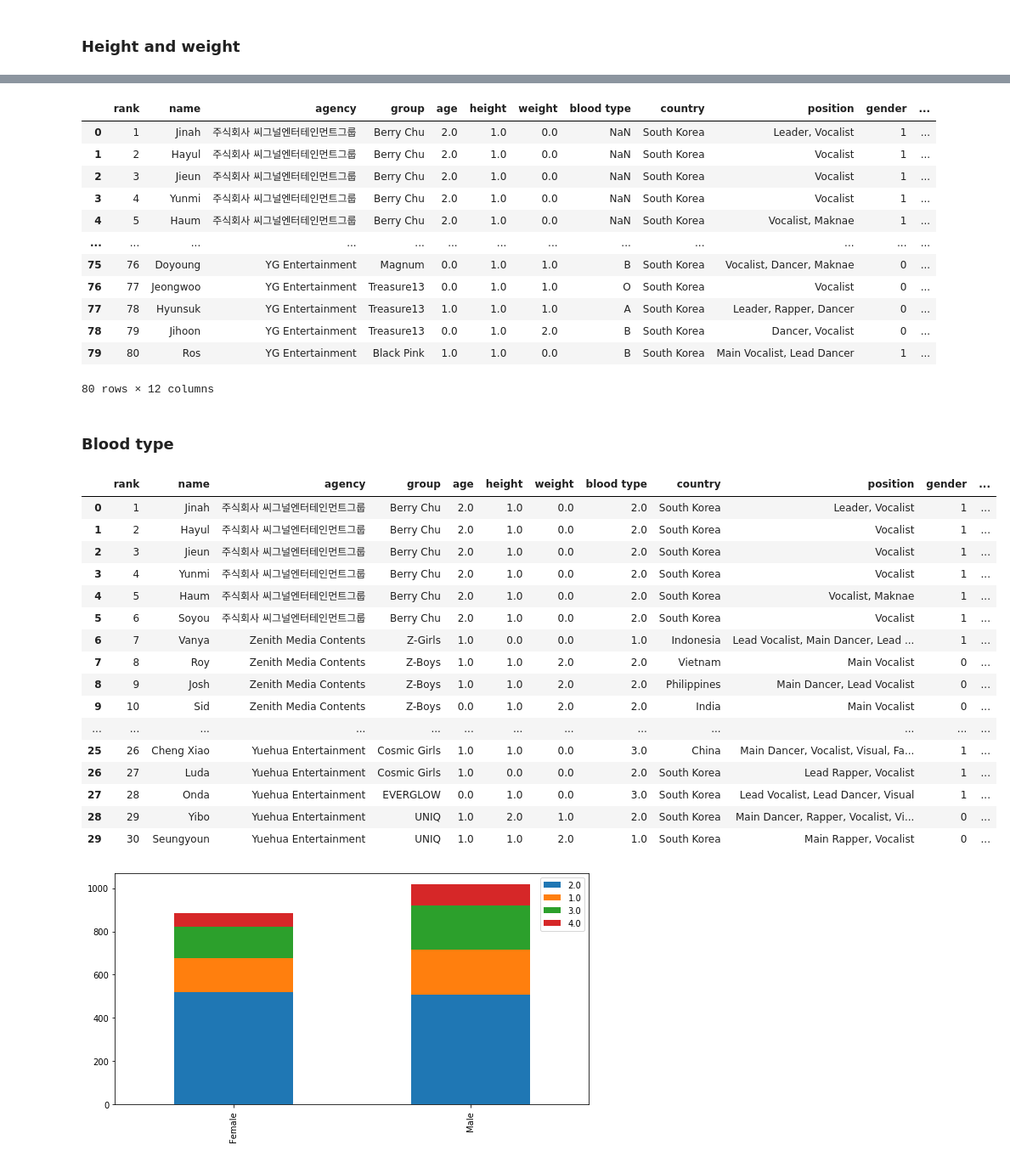
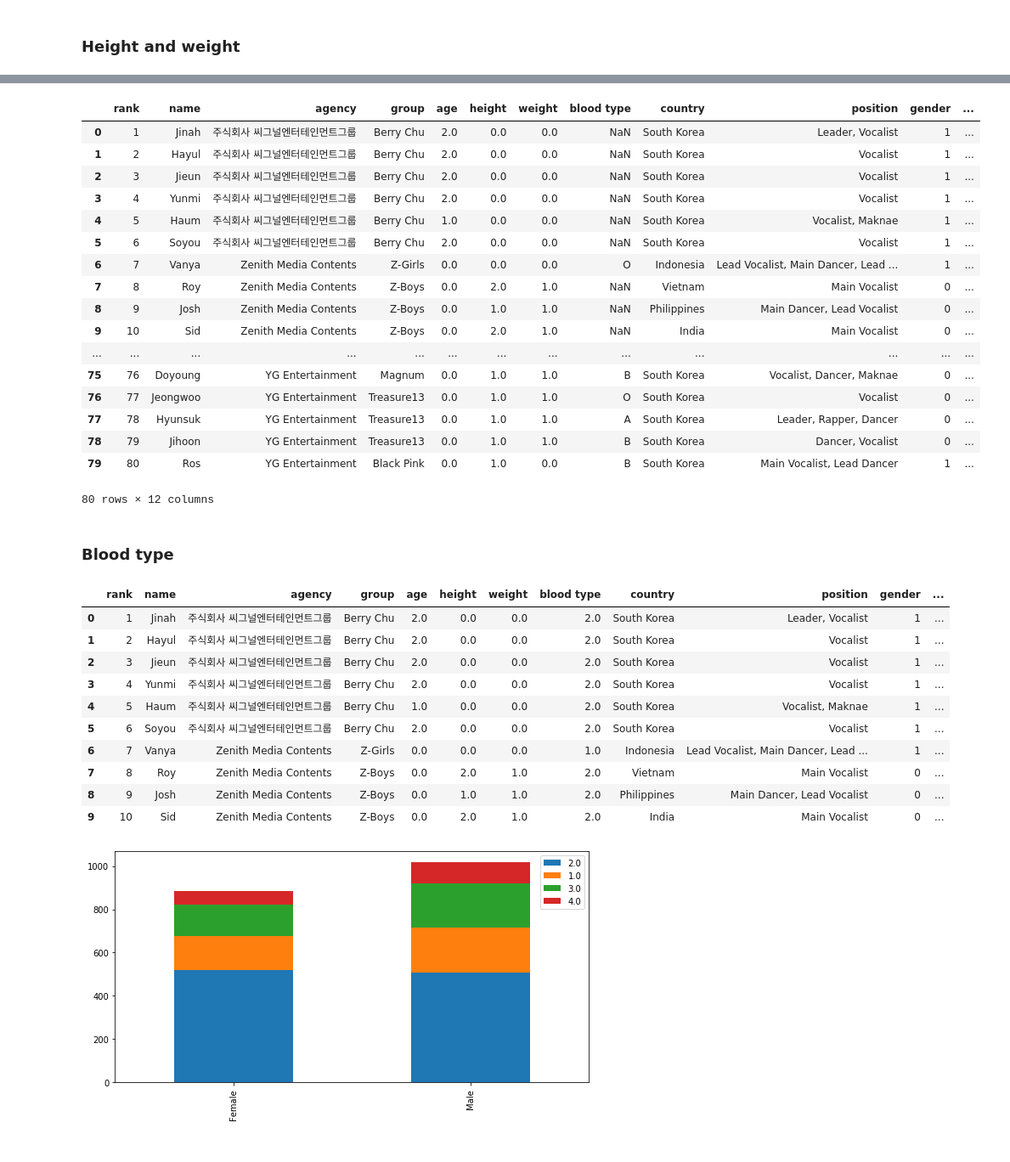
Before and after one commit to KamilaSadykova/Predicting-the-popularity-of-the-future-k-pop-idol, a Jupyter notebook: Project.ipynb, the cells around one changed output, grey strips where cells are left out. Shown at 85% size. Saved outputs shown, nothing was run; the diff lists cells and outputs as text; code cells hidden in the pictures.

```diff
--- a/Project.ipynb
+++ b/Project.ipynb
@@ -139,4 +167,4 @@ data.head()
 for index1, row1 in data.iterrows():
     for index2, row2 in popular.iterrows():
         if(row1['group']==row2['Group']):
-            p[index1]=1
+            data.at[index1, 'popularity']=1
@@ -210,4 +237,4 @@ data['age'].fillna(data.groupby('gender')["age"].transform("median"), inplace=Tr
 # %%
-data.loc[data['age']<=20,'age'] = 0,
-data.loc[(data['age']>20)&(data['age']<=27),'age'] = 1,
-data.loc[data['age']>27,'age'] = 2
+data.loc[data['age']<=23,'age'] = 0,
+data.loc[(data['age']>23)&(data['age']<=30),'age'] = 1,
+data.loc[data['age']>30,'age'] = 2
@@ -230,6 +261,6 @@ bar_chart_1('age')
 data['height'].fillna(data.groupby('gender')['height'].transform("median"), inplace=True)
 data['weight'].fillna(data.groupby('gender')['weight'].transform("median"), inplace=True)
 # %%
-data.loc[data['height']<=160,'height'] = 0,
-data.loc[(data['height']>160)&(data['height']<=180),'height'] = 1,
-data.loc[data['height']>180,'height'] = 2
+data.loc[data['height']<=165,'height'] = 0,
+data.loc[(data['height']>165)&(data['height']<=177),'height'] = 1,
+data.loc[data['height']>177,'height'] = 2
@@ -240,4 +275,4 @@ bar_chart_1('height')
 # %%
-data.loc[data['weight']<=50,'weight'] = 0,
-data.loc[(data['weight']>50)&(data['weight']<=60),'weight'] = 1,
-data.loc[data['weight']>60,'weight'] = 2
+data.loc[data['weight']<=55,'weight'] = 0,
+data.loc[(data['weight']>55)&(data['weight']<=65),'weight'] = 1,
+data.loc[data['weight']>65,'weight'] = 2
@@ -249,17 +288,22 @@ bar_chart_1('weight')
 data.head(80)
 # %% [output]
 |  | rank | name | agency | group | age | height | weight | blood type | country | position | gender | ... |
-| 0 | 1 | Jinah | 주식회사 씨그널엔터테인먼트그룹 | Berry Chu | 2.0 | 1.0 | 0.0 | NaN | South Korea | Leader, Vocalist | 1 | ... |
-| 1 | 2 | Hayul | 주식회사 씨그널엔터테인먼트그룹 | Berry Chu | 2.0 | 1.0 | 0.0 | NaN | South Korea | Vocalist | 1 | ... |
-| 2 | 3 | Jieun | 주식회사 씨그널엔터테인먼트그룹 | Berry Chu | 2.0 | 1.0 | 0.0 | NaN | South Korea | Vocalist | 1 | ... |
-| 3 | 4 | Yunmi | 주식회사 씨그널엔터테인먼트그룹 | Berry Chu | 2.0 | 1.0 | 0.0 | NaN | South Korea | Vocalist | 1 | ... |
-| 4 | 5 | Haum | 주식회사 씨그널엔터테인먼트그룹 | Berry Chu | 2.0 | 1.0 | 0.0 | NaN | South Korea | Vocalist, Maknae | 1 | ... |
+| 0 | 1 | Jinah | 주식회사 씨그널엔터테인먼트그룹 | Berry Chu | 2.0 | 0.0 | 0.0 | NaN | South Korea | Leader, Vocalist | 1 | ... |
+| 1 | 2 | Hayul | 주식회사 씨그널엔터테인먼트그룹 | Berry Chu | 2.0 | 0.0 | 0.0 | NaN | South Korea | Vocalist | 1 | ... |
+| 2 | 3 | Jieun | 주식회사 씨그널엔터테인먼트그룹 | Berry Chu | 2.0 | 0.0 | 0.0 | NaN | South Korea | Vocalist | 1 | ... |
+| 3 | 4 | Yunmi | 주식회사 씨그널엔터테인먼트그룹 | Berry Chu | 2.0 | 0.0 | 0.0 | NaN | South Korea | Vocalist | 1 | ... |
+| 4 | 5 | Haum | 주식회사 씨그널엔터테인먼트그룹 | Berry Chu | 1.0 | 0.0 | 0.0 | NaN | South Korea | Vocalist, Maknae | 1 | ... |
+| 5 | 6 | Soyou | 주식회사 씨그널엔터테인먼트그룹 | Berry Chu | 2.0 | 0.0 | 0.0 | NaN | South Korea | Vocalist | 1 | ... |
+| 6 | 7 | Vanya | Zenith Media Contents | Z-Girls | 0.0 | 0.0 | 0.0 | O | Indonesia | Lead Vocalist, Main Dancer, Lead ... | 1 | ... |
+| 7 | 8 | Roy | Zenith Media Contents | Z-Boys | 0.0 | 2.0 | 1.0 | NaN | Vietnam | Main Vocalist | 0 | ... |
+| 8 | 9 | Josh | Zenith Media Contents | Z-Boys | 0.0 | 1.0 | 1.0 | NaN | Philippines | Main Dancer, Lead Vocalist | 0 | ... |
+| 9 | 10 | Sid | Zenith Media Contents | Z-Boys | 0.0 | 2.0 | 1.0 | NaN | India | Main Vocalist | 0 | ... |
 | ... | ... | ... | ... | ... | ... | ... | ... | ... | ... | ... | ... | ... |
 | 75 | 76 | Doyoung | YG Entertainment | Magnum | 0.0 | 1.0 | 1.0 | B | South Korea | Vocalist, Dancer, Maknae | 0 | ... |
 | 76 | 77 | Jeongwoo | YG Entertainment | Treasure13 | 0.0 | 1.0 | 1.0 | O | South Korea | Vocalist | 0 | ... |
-| 77 | 78 | Hyunsuk | YG Entertainment | Treasure13 | 1.0 | 1.0 | 1.0 | A | South Korea | Leader, Rapper, Dancer | 0 | ... |
-| 78 | 79 | Jihoon | YG Entertainment | Treasure13 | 0.0 | 1.0 | 2.0 | B | South Korea | Dancer, Vocalist | 0 | ... |
-| 79 | 80 | Ros | YG Entertainment | Black Pink | 1.0 | 1.0 | 0.0 | B | South Korea | Main Vocalist, Lead Dancer | 1 | ... |
+| 77 | 78 | Hyunsuk | YG Entertainment | Treasure13 | 0.0 | 1.0 | 1.0 | A | South Korea | Leader, Rapper, Dancer | 0 | ... |
+| 78 | 79 | Jihoon | YG Entertainment | Treasure13 | 0.0 | 1.0 | 1.0 | B | South Korea | Dancer, Vocalist | 0 | ... |
+| 79 | 80 | Ros | YG Entertainment | Black Pink | 0.0 | 1.0 | 0.0 | B | South Korea | Main Vocalist, Lead Dancer | 1 | ... |
 80 rows × 12 columns
 # %% [markdown]
 ### Blood type
@@ -271,23 +319,17 @@ data['blood type'].fillna(data.groupby('gender')['blood type'].transform("median
 # %%
-data.head(30)
+data.head(10)
 # %% [output]
 |  | rank | name | agency | group | age | height | weight | blood type | country | position | gender | ... |
-| 0 | 1 | Jinah | 주식회사 씨그널엔터테인먼트그룹 | Berry Chu | 2.0 | 1.0 | 0.0 | 2.0 | South Korea | Leader, Vocalist | 1 | ... |
-| 1 | 2 | Hayul | 주식회사 씨그널엔터테인먼트그룹 | Berry Chu | 2.0 | 1.0 | 0.0 | 2.0 | South Korea | Vocalist | 1 | ... |
-| 2 | 3 | Jieun | 주식회사 씨그널엔터테인먼트그룹 | Berry Chu | 2.0 | 1.0 | 0.0 | 2.0 | South Korea | Vocalist | 1 | ... |
-| 3 | 4 | Yunmi | 주식회사 씨그널엔터테인먼트그룹 | Berry Chu | 2.0 | 1.0 | 0.0 | 2.0 | South Korea | Vocalist | 1 | ... |
-| 4 | 5 | Haum | 주식회사 씨그널엔터테인먼트그룹 | Berry Chu | 2.0 | 1.0 | 0.0 | 2.0 | South Korea | Vocalist, Maknae | 1 | ... |
-| 5 | 6 | Soyou | 주식회사 씨그널엔터테인먼트그룹 | Berry Chu | 2.0 | 1.0 | 0.0 | 2.0 | South Korea | Vocalist | 1 | ... |
-| 6 | 7 | Vanya | Zenith Media Contents | Z-Girls | 1.0 | 0.0 | 0.0 | 1.0 | Indonesia | Lead Vocalist, Main Dancer, Lead ... | 1 | ... |
-| 7 | 8 | Roy | Zenith Media Contents | Z-Boys | 1.0 | 1.0 | 2.0 | 2.0 | Vietnam | Main Vocalist | 0 | ... |
-| 8 | 9 | Josh | Zenith Media Contents | Z-Boys | 1.0 | 1.0 | 2.0 | 2.0 | Philippines | Main Dancer, Lead Vocalist | 0 | ... |
-| 9 | 10 | Sid | Zenith Media Contents | Z-Boys | 0.0 | 1.0 | 2.0 | 2.0 | India | Main Vocalist | 0 | ... |
-| ... | ... | ... | ... | ... | ... | ... | ... | ... | ... | ... | ... | ... |
-| 25 | 26 | Cheng Xiao | Yuehua Entertainment | Cosmic Girls | 1.0 | 1.0 | 0.0 | 3.0 | China | Main Dancer, Vocalist, Visual, Fa... | 1 | ... |
-| 26 | 27 | Luda | Yuehua Entertainment | Cosmic Girls | 1.0 | 0.0 | 0.0 | 2.0 | South Korea | Lead Rapper, Vocalist | 1 | ... |
-| 27 | 28 | Onda | Yuehua Entertainment | EVERGLOW | 0.0 | 1.0 | 0.0 | 3.0 | South Korea | Lead Vocalist, Lead Dancer, Visual | 1 | ... |
-| 28 | 29 | Yibo | Yuehua Entertainment | UNIQ | 1.0 | 2.0 | 1.0 | 2.0 | South Korea | Main Dancer, Rapper, Vocalist, Vi... | 0 | ... |
-| 29 | 30 | Seungyoun | Yuehua Entertainment | UNIQ | 1.0 | 1.0 | 2.0 | 1.0 | South Korea | Main Rapper, Vocalist | 0 | ... |
+| 0 | 1 | Jinah | 주식회사 씨그널엔터테인먼트그룹 | Berry Chu | 2.0 | 0.0 | 0.0 | 2.0 | South Korea | Leader, Vocalist | 1 | ... |
+| 1 | 2 | Hayul | 주식회사 씨그널엔터테인먼트그룹 | Berry Chu | 2.0 | 0.0 | 0.0 | 2.0 | South Korea | Vocalist | 1 | ... |
+| 2 | 3 | Jieun | 주식회사 씨그널엔터테인먼트그룹 | Berry Chu | 2.0 | 0.0 | 0.0 | 2.0 | South Korea | Vocalist | 1 | ... |
+| 3 | 4 | Yunmi | 주식회사 씨그널엔터테인먼트그룹 | Berry Chu | 2.0 | 0.0 | 0.0 | 2.0 | South Korea | Vocalist | 1 | ... |
+| 4 | 5 | Haum | 주식회사 씨그널엔터테인먼트그룹 | Berry Chu | 1.0 | 0.0 | 0.0 | 2.0 | South Korea | Vocalist, Maknae | 1 | ... |
+| 5 | 6 | Soyou | 주식회사 씨그널엔터테인먼트그룹 | Berry Chu | 2.0 | 0.0 | 0.0 | 2.0 | South Korea | Vocalist | 1 | ... |
+| 6 | 7 | Vanya | Zenith Media Contents | Z-Girls | 0.0 | 0.0 | 0.0 | 1.0 | Indonesia | Lead Vocalist, Main Dancer, Lead ... | 1 | ... |
+| 7 | 8 | Roy | Zenith Media Contents | Z-Boys | 0.0 | 2.0 | 1.0 | 2.0 | Vietnam | Main Vocalist | 0 | ... |
+| 8 | 9 | Josh | Zenith Media Contents | Z-Boys | 0.0 | 1.0 | 1.0 | 2.0 | Philippines | Main Dancer, Lead Vocalist | 0 | ... |
+| 9 | 10 | Sid | Zenith Media Contents | Z-Boys | 0.0 | 2.0 | 1.0 | 2.0 | India | Main Vocalist | 0 | ... |
 # %%
 bar_chart_1('blood type')
 # %% [output]
```
Also changed, not shown: parts of 47 cells of this notebook.
